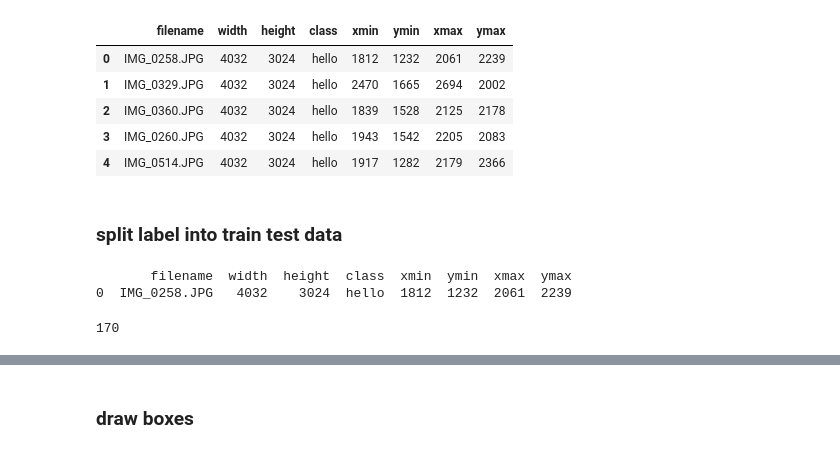
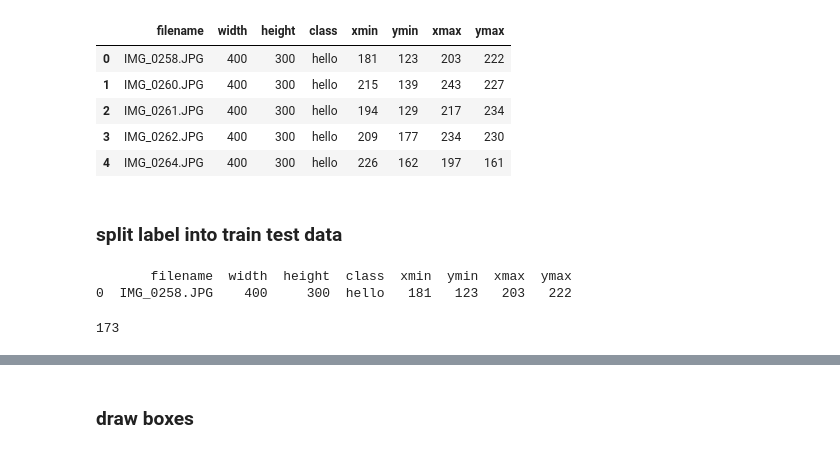
Before and after one commit to yueying-teng/hello_text_detection, a Jupyter notebook: process_labelbox_csv.ipynb, the cells around one changed output, grey strips where cells are left out. Saved outputs shown, nothing was run; the diff lists cells and outputs as text; code cells hidden in the pictures.

```diff
--- a/process_labelbox_csv.ipynb
+++ b/process_labelbox_csv.ipynb
@@ -88,14 +131,14 @@ out.to_csv('hello_label.csv', index = None)
 # %%
-df2 = pd.read_csv('hello_label.csv')
+df2 = pd.read_csv('./data/hello_label.csv')
 
 df2.head()
 # %% [output]
 |  | filename | width | height | class | xmin | ymin | xmax | ymax |
-| 0 | IMG_0258.JPG | 4032 | 3024 | hello | 1812 | 1232 | 2061 | 2239 |
-| 1 | IMG_0329.JPG | 4032 | 3024 | hello | 2470 | 1665 | 2694 | 2002 |
-| 2 | IMG_0360.JPG | 4032 | 3024 | hello | 1839 | 1528 | 2125 | 2178 |
-| 3 | IMG_0260.JPG | 4032 | 3024 | hello | 1943 | 1542 | 2205 | 2083 |
-| 4 | IMG_0514.JPG | 4032 | 3024 | hello | 1917 | 1282 | 2179 | 2366 |
+| 0 | IMG_0258.JPG | 400 | 300 | hello | 181 | 123 | 203 | 222 |
+| 1 | IMG_0260.JPG | 400 | 300 | hello | 215 | 139 | 243 | 227 |
+| 2 | IMG_0261.JPG | 400 | 300 | hello | 194 | 129 | 217 | 234 |
+| 3 | IMG_0262.JPG | 400 | 300 | hello | 209 | 177 | 234 | 230 |
+| 4 | IMG_0264.JPG | 400 | 300 | hello | 226 | 162 | 197 | 161 |
 # %% [markdown]
 ### split label into train test data
 # %%
@@ -113,8 +156,8 @@ print (gb.get_group('IMG_0258.JPG'))
 len(grouped_list)
 # %% [output]
        filename  width  height  class  xmin  ymin  xmax  ymax
-0  IMG_0258.JPG   4032    3024  hello  1812  1232  2061  2239
+0  IMG_0258.JPG    400     300  hello   181   123   203   222
-170
+173
 # %%
 # split filenames to train test groups
 train_index = np.random.choice(len(grouped_list), size=140, replace=False)
```
Also changed, not shown: parts of 14 cells of this notebook.
